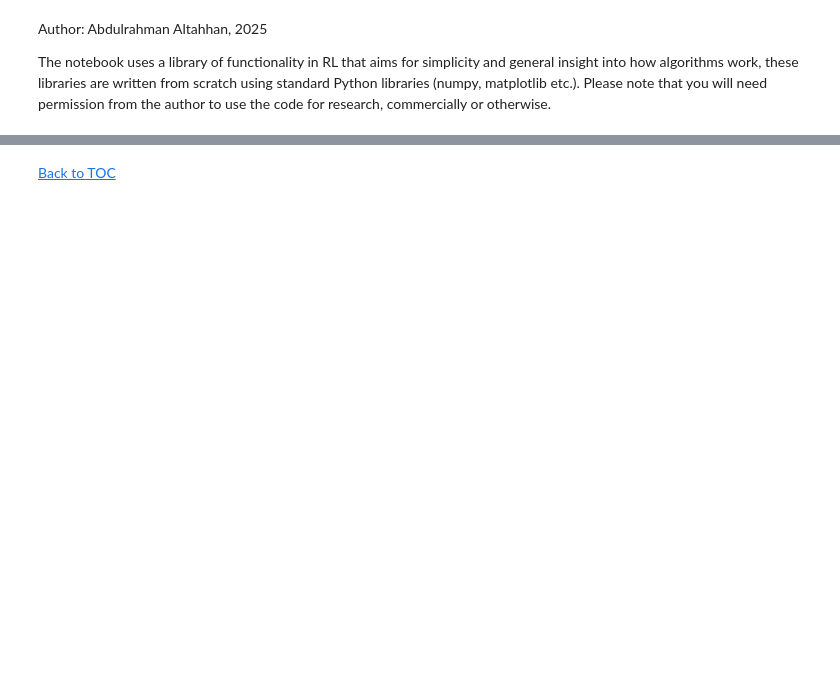
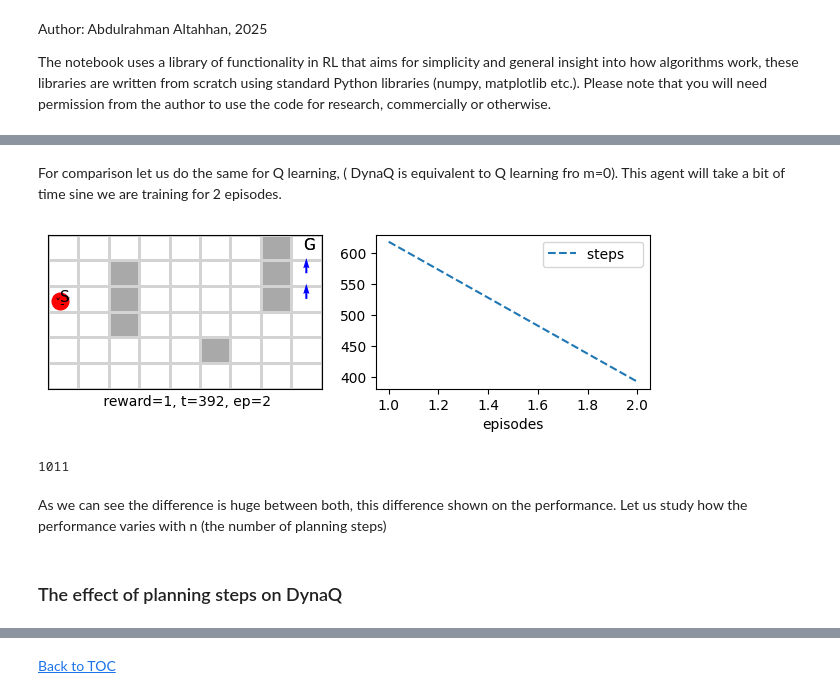
Before and after one commit to agstephens/RL-mkdocs, a Jupyter notebook: docs/workseets/worksheet10.ipynb, the cells around one changed output, grey strips where cells are left out. Drawn from its saved outputs; the diff is of its cells as text; code cells hidden in the pictures; blank space fills up the shorter version.

```diff
--- a/docs/workseets/worksheet10.ipynb
+++ b/docs/workseets/worksheet10.ipynb
@@ -384,0 +89,14 @@ Try to implement the correct off-policy n-step Sarsa presented in page 149 of th
+# %% [markdown]
+For comparison let us do the same for Q learning, ( DynaQ is equivalent to Q learning fro m=0). This agent will take a bit of time sine we are training for 2 episodes.
+# %%
+qlearn = DynaQ(env=maze(), episodes=2, seed=1, m=0, **demoQ()).interact()
+# %% [output]
+[figure, added]
+# %%
+qlearn.nUpdates
+# %% [output]
+1011
+# %% [markdown]
+As we can see the difference is huge between both, this difference shown on the performance. Let us study how the performance varies with n (the number of planning steps)
+# %% [markdown]
+### The effect of planning steps on DynaQ
```
Also changed, not shown: parts of 99 cells of this notebook, 8 other files.
